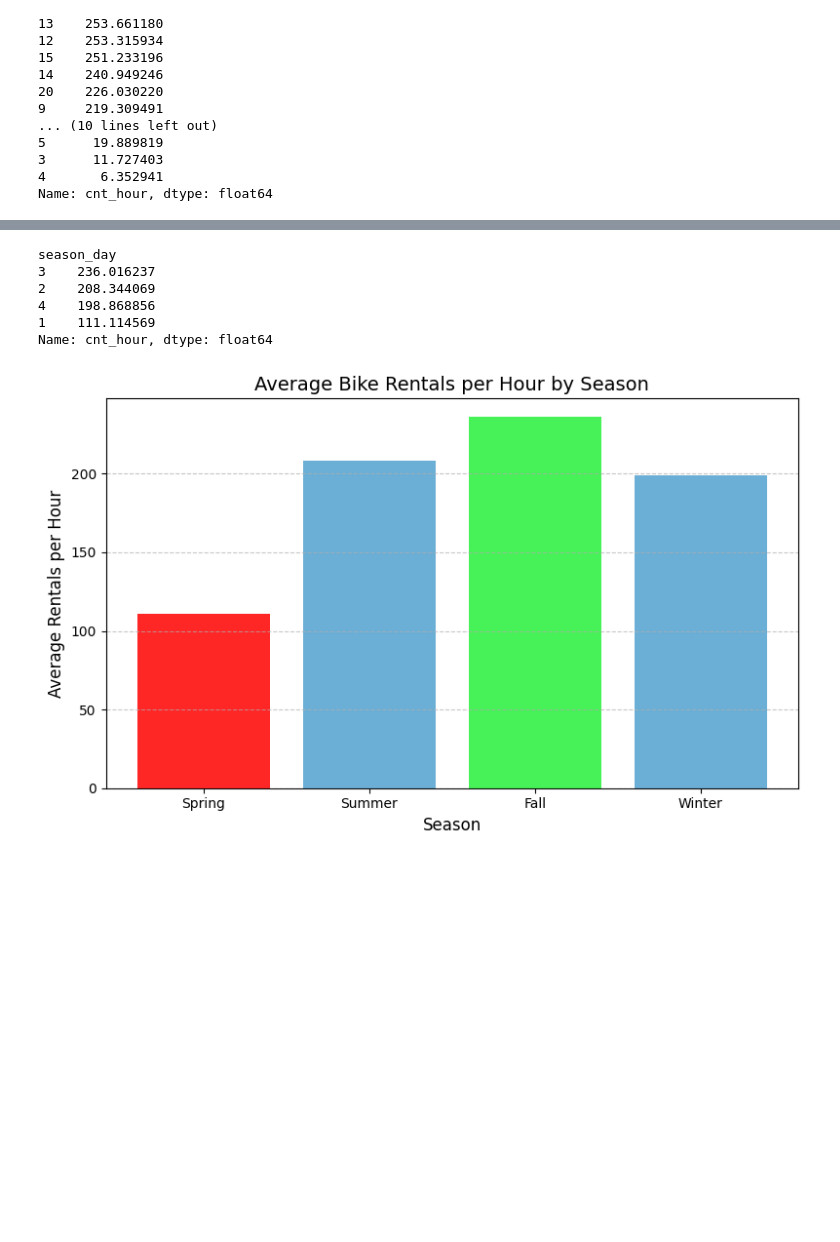
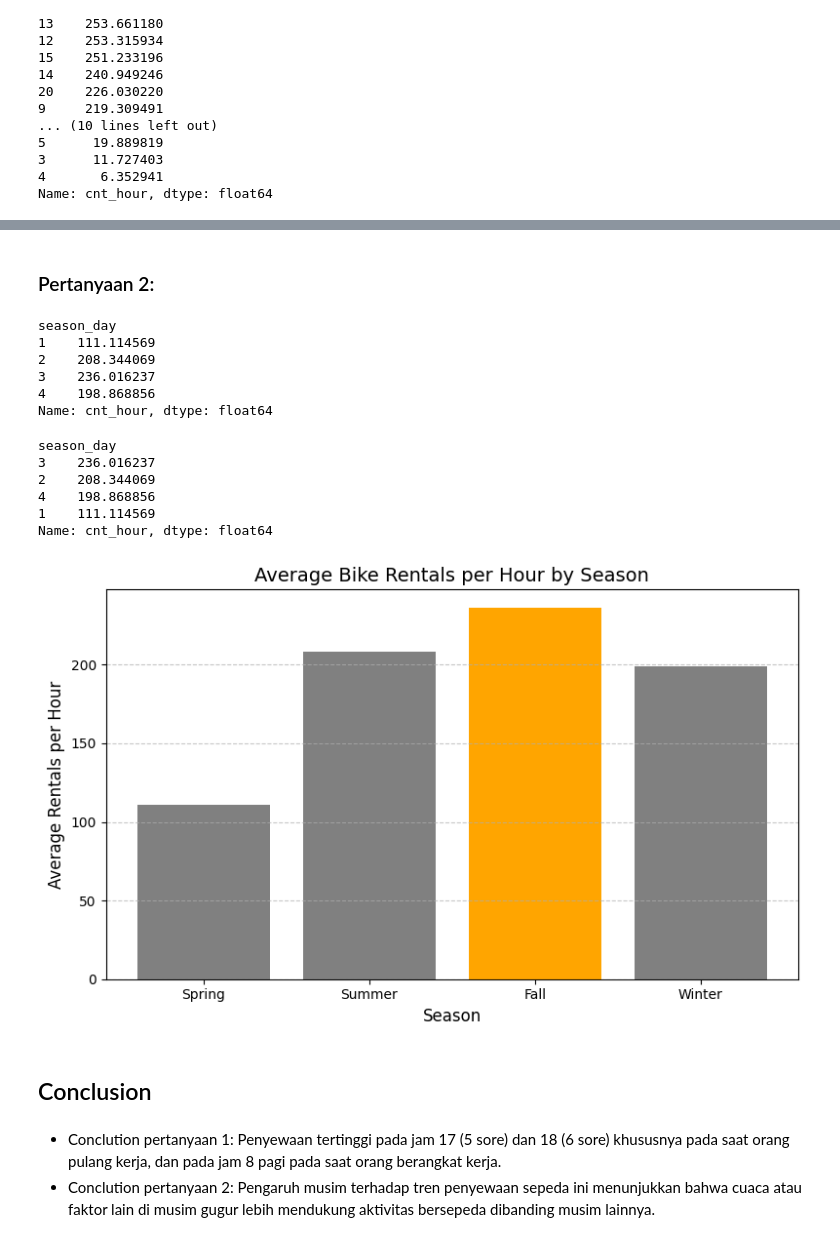
Before and after one commit to irsydmuhf/data_analyst_idcamp, a Jupyter notebook: notebook.ipynb, the cells around one changed output, grey strips where cells are left out. Saved outputs shown, nothing was run; the diff lists cells and outputs as text; code cells hidden in the pictures; blank space fills up the shorter version.

```diff
--- a/notebook.ipynb
+++ b/notebook.ipynb
@@ -278 +277,12 @@ plt.show()
+# %% [markdown]
+### Pertanyaan 2:
+# %%
+all_df.groupby("season_day")["cnt_hour"].mean()
+# %% [output]
+season_day
+1    111.114569
+2    208.344069
+3    236.016237
+4    198.868856
+Name: cnt_hour, dtype: float64
 # %%
@@ -292,16 +298,16 @@ Name: cnt_hour, dtype: float64
 # %%
 season_labels = ["Spring", "Summer", "Fall", "Winter"]
 
 plt.figure(figsize=(8, 5))
-plt.bar(season_labels, seasonal_trend, color=["#ff2626", "#6baed6", "#46f257", "#6baed6"])
+plt.bar(season_labels, seasonal_trend_df, color=["grey", "grey", "orange", "grey"])
 plt.title("Average Bike Rentals per Hour by Season", fontsize=14)
 plt.xlabel("Season", fontsize=12)
 plt.ylabel("Average Rentals per Hour", fontsize=12)
 plt.xticks(fontsize=10)
 plt.yticks(fontsize=10)
 plt.grid(axis="y", linestyle="--", alpha=0.7)
 
 plt.tight_layout()
 plt.show()
 # %% [output]
-[figure, old version]
+[figure, new version]
@@ -316,2 +314,7 @@ plt.show()
+# %% [markdown]
+## Conclusion
+# %% [markdown]
+- Conclution pertanyaan 1: Penyewaan tertinggi pada jam 17 (5 sore) dan 18 (6 sore) khususnya pada saat orang pulang kerja, dan pada jam 8 pagi pada saat orang berangkat kerja.
+- Conclution pertanyaan 2: Pengaruh musim terhadap tren penyewaan sepeda ini menunjukkan bahwa cuaca atau faktor lain di musim gugur lebih mendukung aktivitas bersepeda dibanding musim lainnya.
 # %%
 all_df.to_csv("all_data.csv", index=False)
```
Also changed, not shown: parts of 45 cells of this notebook, 1 other file.
